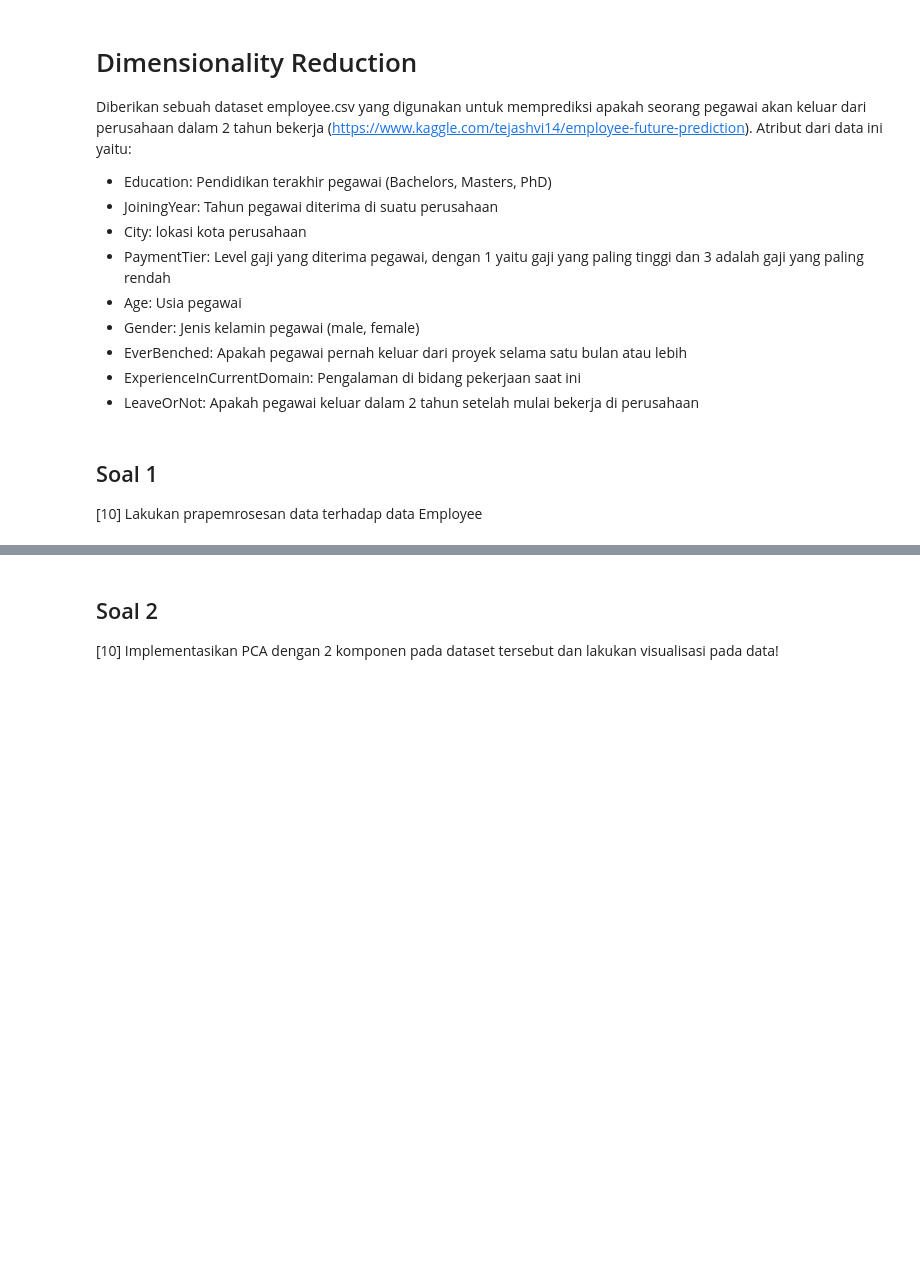
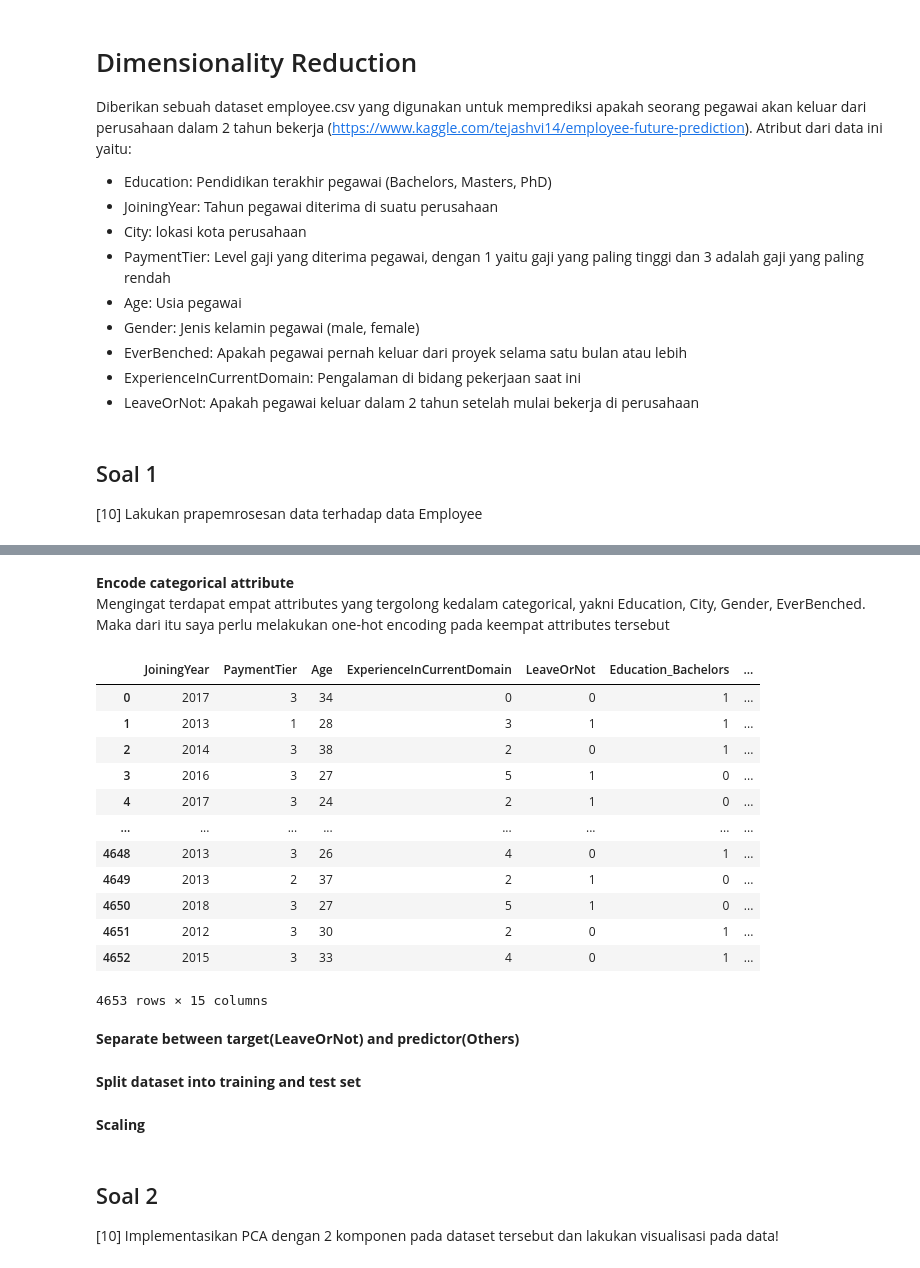
Before and after one commit to faisaladisoe/kasdd-tugas, a Jupyter notebook: Tugas 1/Tugas 1.ipynb, the cells around one changed output, grey strips where cells are left out. Drawn from its saved outputs; the diff is of its cells as text; code cells hidden in the pictures; blank space fills up the shorter version.

```diff
--- a/Tugas 1/Tugas 1.ipynb
+++ b/Tugas 1/Tugas 1.ipynb
@@ -459,0 +465,4 @@ Diberikan sebuah dataset employee.csv yang digunakan untuk memprediksi apakah se
+# %%
+df2 = pd.read_csv('Employee.csv')
+display(df2.head())
+display(df2.info())
@@ -459,0 +509,22 @@ Diberikan sebuah dataset employee.csv yang digunakan untuk memprediksi apakah se
+# %% [markdown]
+**Encode categorical attribute**\
+Mengingat terdapat empat attributes yang tergolong kedalam categorical, yakni Education, City, Gender, EverBenched. Maka dari itu saya perlu melakukan one-hot encoding pada keempat attributes tersebut
+# %%
+df2_one_hot_encoded = pd.get_dummies(df2)
+display(df2_one_hot_encoded)
+# %% [output]
+|  | JoiningYear | PaymentTier | Age | ExperienceInCurrentDomain | LeaveOrNot | Education_Bachelors | ... |
+| 0 | 2017 | 3 | 34 | 0 | 0 | 1 | ... |
+| 1 | 2013 | 1 | 28 | 3 | 1 | 1 | ... |
+| 2 | 2014 | 3 | 38 | 2 | 0 | 1 | ... |
+| 3 | 2016 | 3 | 27 | 5 | 1 | 0 | ... |
+| 4 | 2017 | 3 | 24 | 2 | 1 | 0 | ... |
+| ... | ... | ... | ... | ... | ... | ... | ... |
+| 4648 | 2013 | 3 | 26 | 4 | 0 | 1 | ... |
+| 4649 | 2013 | 2 | 37 | 2 | 1 | 0 | ... |
+| 4650 | 2018 | 3 | 27 | 5 | 1 | 0 | ... |
+| 4651 | 2012 | 3 | 30 | 2 | 0 | 1 | ... |
+| 4652 | 2015 | 3 | 33 | 4 | 0 | 1 | ... |
+4653 rows × 15 columns
+# %% [markdown]
+**Separate between target(LeaveOrNot) and predictor(Others)**
@@ -459,0 +534,2 @@ Diberikan sebuah dataset employee.csv yang digunakan untuk memprediksi apakah se
+# %% [markdown]
+**Split dataset into training and test set**
@@ -459,0 +543,2 @@ Diberikan sebuah dataset employee.csv yang digunakan untuk memprediksi apakah se
+# %% [markdown]
+**Scaling**
```
Also changed, not shown: parts of 21 cells of this notebook.
